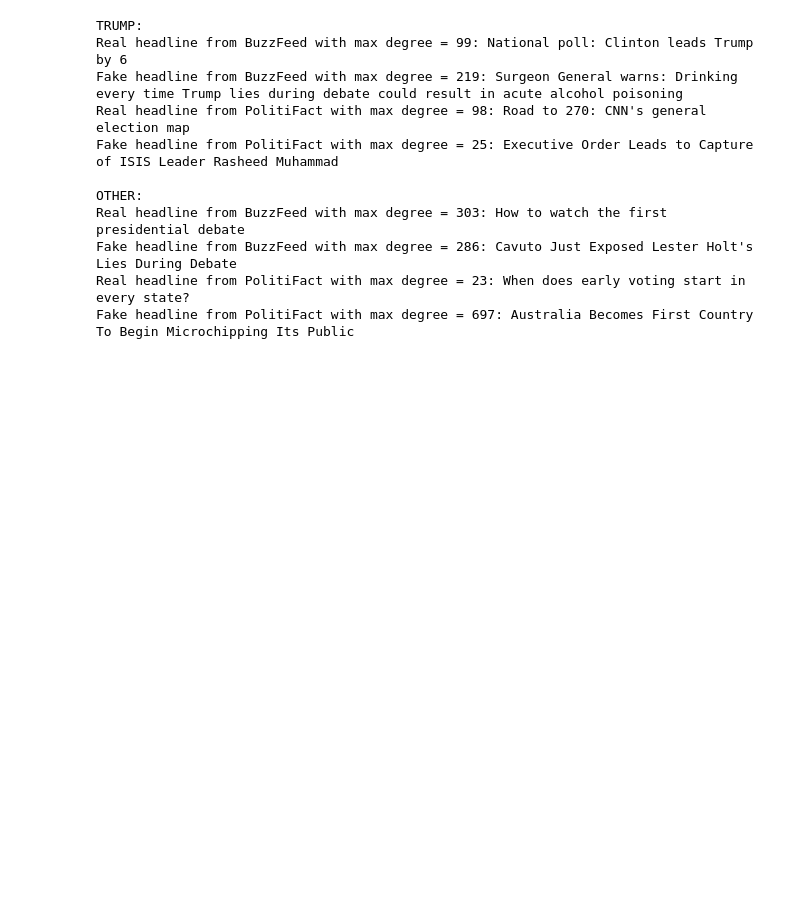
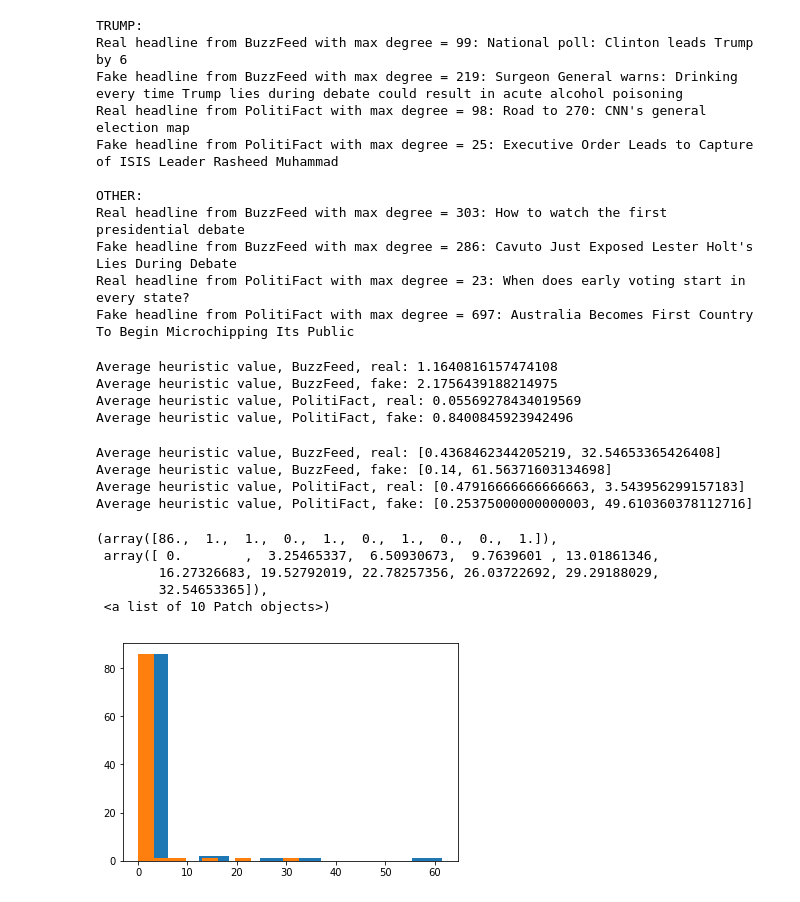
Before and after one commit to shaynak/FakeNewsNet, a Jupyter notebook: CS194 Project.ipynb, the cells around one changed output. Cells and saved outputs as stored; diff of their text form; code cells hidden in the pictures; blank space fills up the shorter version.

```diff
--- a/CS194 Project.ipynb
+++ b/CS194 Project.ipynb
@@ -690,3 +689,54 @@ Real headline from BuzzFeed with max degree = 303: How to watch the first presid
 Fake headline from BuzzFeed with max degree = 286: Cavuto Just Exposed Lester Holt's Lies During Debate
 Real headline from PolitiFact with max degree = 23: When does early voting start in every state?
 Fake headline from PolitiFact with max degree = 697: Australia Becomes First Country To Begin Microchipping Its Public
+# %%
+def get_heuristic(source, graph, real, fake):
+    real_heuristic = []
+    fake_heuristic = []
+    for news in real:
+        users = source.loc[source['news'] == news]['user'].values
+        subg = graph.subgraph(list(users))
+        subg = max(nx.connected_component_subgraphs(subg), key=len)
+        degrees = subg.degree()
+        real_heuristic.append(max(dict(degrees).values())*nx.average_clustering(subg))
+    for news in fake:
+        users = source.loc[source['news'] == news]['user'].values
+        subg = graph.subgraph(list(users))
+        subg = max(nx.connected_component_subgraphs(subg), key=len)
+        degrees = subg.degree()
+        fake_heuristic.append(max(dict(degrees).values())*nx.average_clustering(subg))
+
+    return (real_heuristic, fake_heuristic)
+# %%
+bf_real_heuristics, bf_fake_heuristics = get_heuristic(buzzfeed_news_spread, buzzfeed_user_graph, buzzfeed_real, buzzfeed_fake)
+pf_real_heuristics, pf_fake_heuristics = get_heuristic(politifact_news_spread, politifact_user_graph, politifact_real, politifact_fake)
+# %%
+print("Average heuristic value, BuzzFeed, real: " + str(np.average(bf_real_heuristics)))
+print("Average heuristic value, BuzzFeed, fake: " + str(np.average(bf_fake_heuristics)))
+print("Average heuristic value, PolitiFact, real: " + str(np.average(pf_real_heuristics)))
+print("Average heuristic value, PolitiFact, fake: " + str(np.average(pf_fake_heuristics)))
+# %% [output]
+Average heuristic value, BuzzFeed, real: 1.1640816157474108
+Average heuristic value, BuzzFeed, fake: 2.1756439188214975
+Average heuristic value, PolitiFact, real: 0.05569278434019569
+Average heuristic value, PolitiFact, fake: 0.8400845923942496
+# %%
+print("Average heuristic value, BuzzFeed, real: [" + str(min(bf_real_heuristics, key=min_nonzero)) + ", " + str(max(bf_real_heuristics)) +']')
+print("Average heuristic value, BuzzFeed, fake: [" + str(min(bf_fake_heuristics, key=min_nonzero)) + ", " + str(max(bf_fake_heuristics)) +']')
+print("Average heuristic value, PolitiFact, real: [" + str(min(pf_real_heuristics, key=min_nonzero)) + ", " + str(max(pf_real_heuristics)) +']')
+print("Average heuristic value, PolitiFact, fake: [" + str(min(pf_fake_heuristics, key=min_nonzero)) + ", " + str(max(pf_fake_heuristics)) +']')
+# %% [output]
+Average heuristic value, BuzzFeed, real: [0.4368462344205219, 32.54653365426408]
+Average heuristic value, BuzzFeed, fake: [0.14, 61.56371603134698]
+Average heuristic value, PolitiFact, real: [0.47916666666666663, 3.543956299157183]
+Average heuristic value, PolitiFact, fake: [0.25375000000000003, 49.610360378112716]
+# %%
+plt.hist(bf_fake_heuristics)
+plt.hist(bf_real_heuristics)
+# %% [output]
+(array([86.,  1.,  1.,  0.,  1.,  0.,  1.,  0.,  0.,  1.]),
+ array([ 0.        ,  3.25465337,  6.50930673,  9.7639601 , 13.01861346,
+        16.27326683, 19.52792019, 22.78257356, 26.03722692, 29.29188029,
+        32.54653365]),
+ <a list of 10 Patch objects>)
+[figure, added]
```
Also changed, not shown: parts of 11 cells of this notebook.
